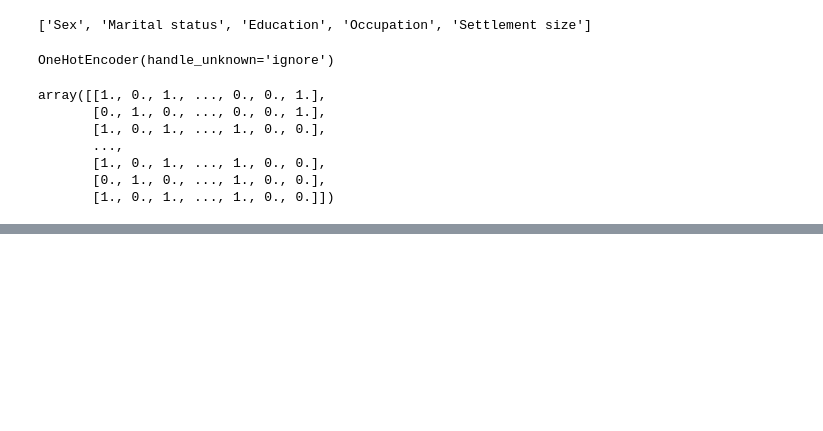
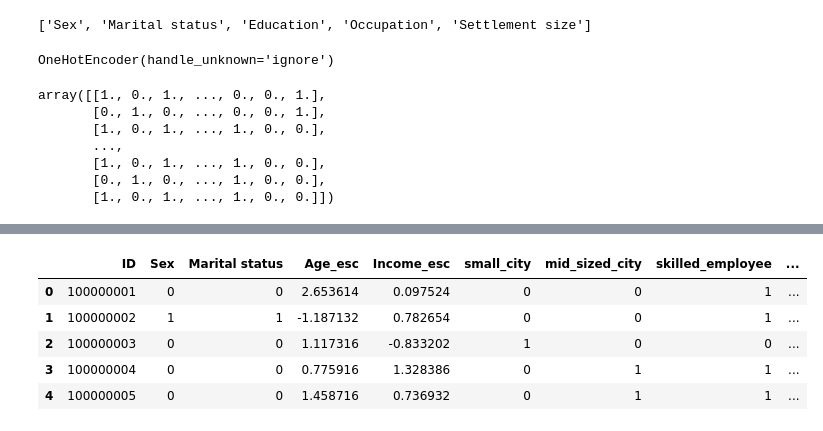
Before and after one commit to ymgabaldon/Ej_segmentacion, a Jupyter notebook: Analisis retail online.ipynb, the cells around one changed output, grey strips where cells are left out. Saved outputs shown, nothing was run; the diff lists cells and outputs as text; code cells hidden in the pictures; blank space fills up the shorter version.

```diff
--- a/Analisis retail online.ipynb
+++ b/Analisis retail online.ipynb
@@ -115,0 +275,10 @@ pd.get_dummies(df["Sex"])
+# %%
+df_train=pd.concat(lista_dfs,axis=1)
+df_train.head()
+# %% [output]
+|  | ID | Sex | Marital status | Age_esc | Income_esc | small_city | mid_sized_city | skilled_employee | ... |
+| 0 | 100000001 | 0 | 0 | 2.653614 | 0.097524 | 0 | 0 | 1 | ... |
+| 1 | 100000002 | 1 | 1 | -1.187132 | 0.782654 | 0 | 0 | 1 | ... |
+| 2 | 100000003 | 0 | 0 | 1.117316 | -0.833202 | 1 | 0 | 0 | ... |
+| 3 | 100000004 | 0 | 0 | 0.775916 | 1.328386 | 0 | 1 | 1 | ... |
+| 4 | 100000005 | 0 | 0 | 1.458716 | 0.736932 | 0 | 1 | 1 | ... |
```
Also changed, not shown: parts of 35 cells of this notebook.
